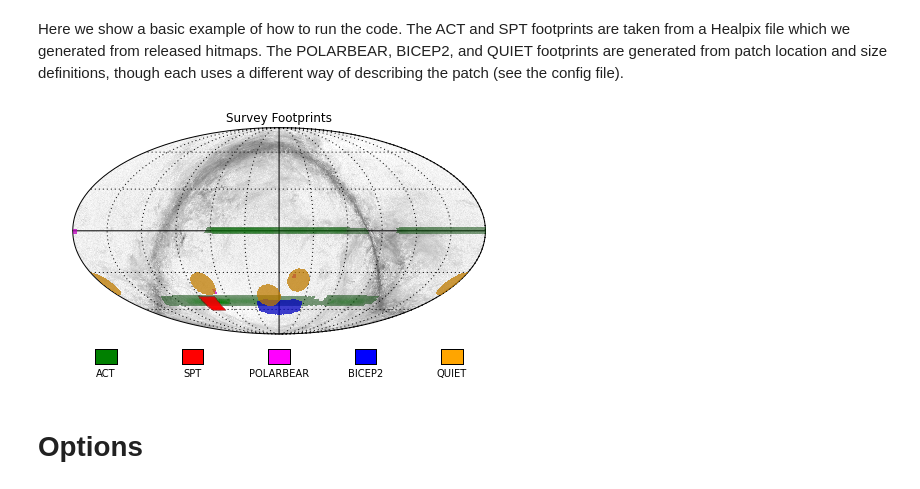
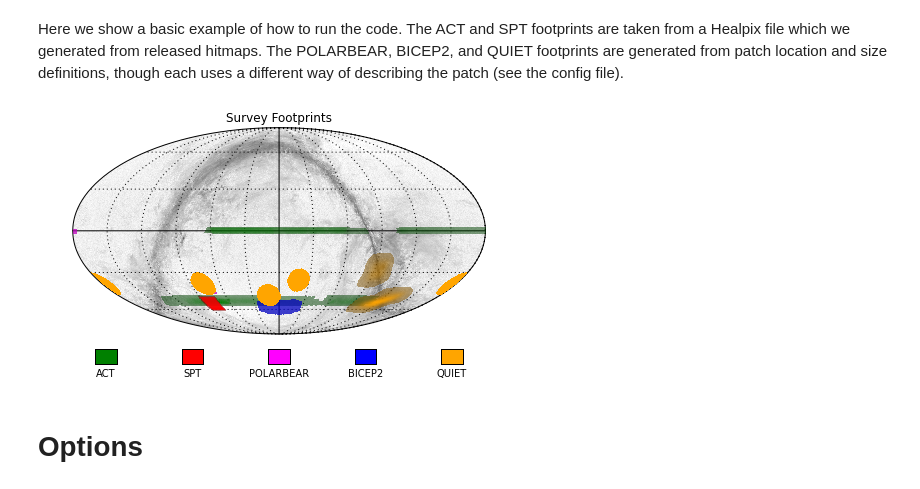
Before and after one commit to nasa-lambda/cmb_footprint, a Jupyter notebook: examples/plot_footprints.ipynb, the cells around one changed output. Saved outputs shown, nothing was run; the diff lists cells and outputs as text; code cells hidden in the pictures.

Commit message:
Adding in QUIET galactic field patches to figure with QUIET on it

```diff
--- a/examples/plot_footprints.ipynb
+++ b/examples/plot_footprints.ipynb
@@ -29,14 +29,14 @@ Here we show a basic example of how to run the code. The ACT and SPT footprints
 # %%
 fp = footprint.SurveyStack('PLANCK-DUSTPOL', projection=H.mollview, coord_plot='C', rot=[0,0],
                            config='../footprint.cfg')
 
 fp.superimpose_survey('ACT', color='green')
 fp.superimpose_survey('SPT', color='red')
 fp.superimpose_survey('POLARBEAR', color='magenta')
 fp.superimpose_survey('BICEP2', color='blue')
-fp.superimpose_survey('QUIET-CMB', color='orange', label='QUIET')
+fp.superimpose_survey('QUIET', color='orange')
 # %% [output]
-[figure, old version]
+[figure, new version]
 # %% [markdown]
 # Options
 # %% [markdown]
```
